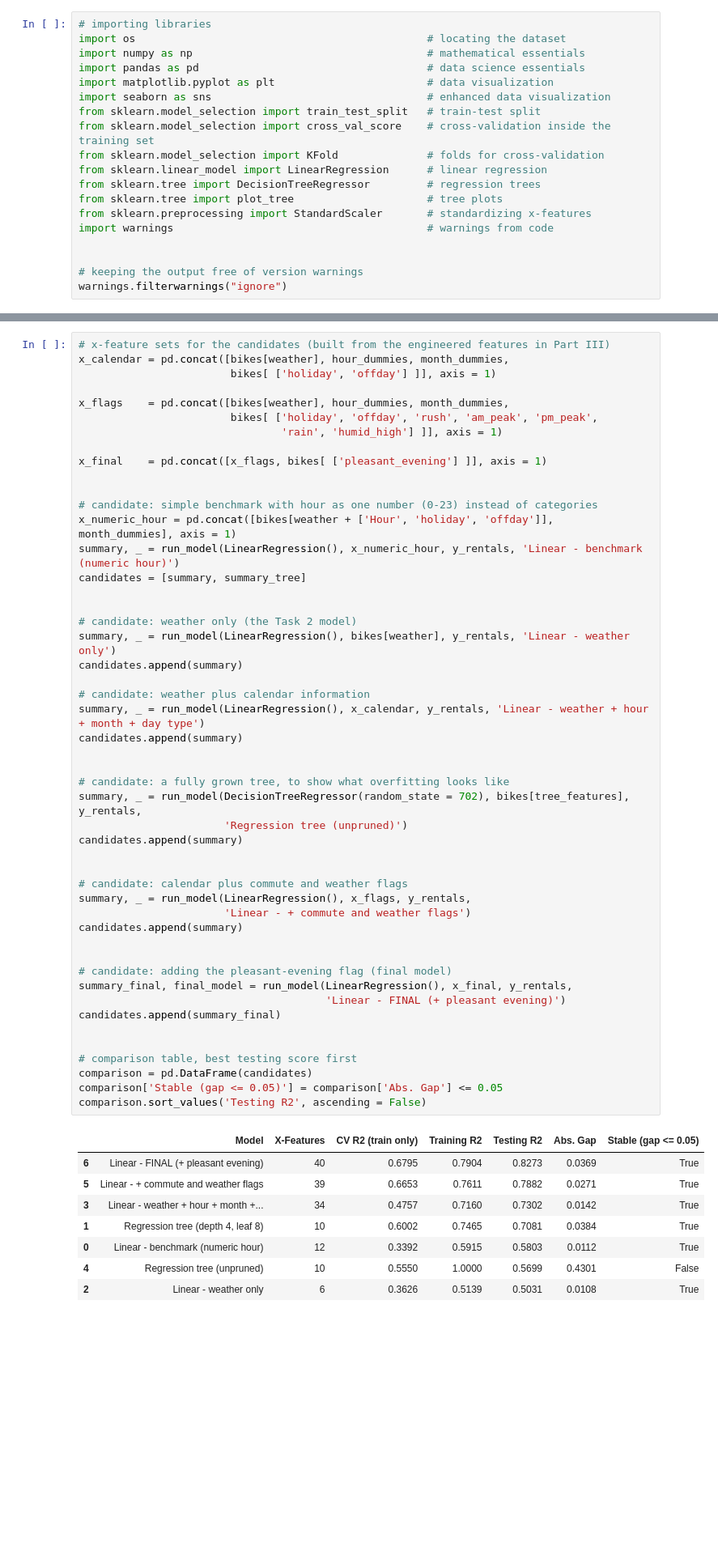
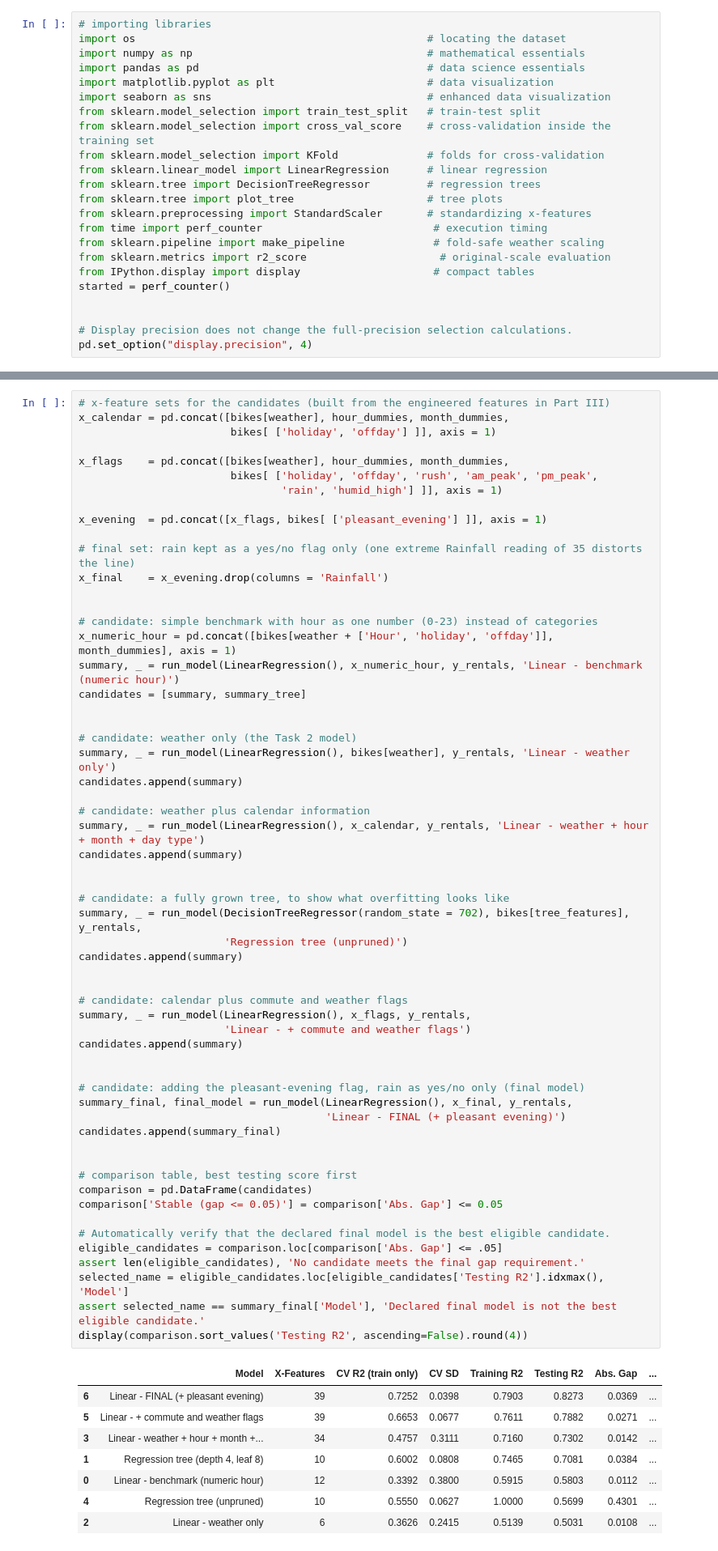
Before and after one commit to seyhasenganz/my-sql-assignment, a Jupyter notebook: Final-Bike-Rentals/Bike_Rentals_Final_Assignment.ipynb, the cells around one changed output, grey strips where cells are left out. Shown at 81% size. Saved outputs shown, nothing was run; the diff lists cells and outputs as text; blank space fills up the shorter version.

```diff
--- a/Final-Bike-Rentals/Bike_Rentals_Final_Assignment.ipynb
+++ b/Final-Bike-Rentals/Bike_Rentals_Final_Assignment.ipynb
@@ -33,9 +41,13 @@ from sklearn.linear_model import LinearRegression      # linear regression
 from sklearn.tree import DecisionTreeRegressor         # regression trees
 from sklearn.tree import plot_tree                     # tree plots
 from sklearn.preprocessing import StandardScaler       # standardizing x-features
-import warnings                                        # warnings from code
+from time import perf_counter                           # execution timing
+from sklearn.pipeline import make_pipeline              # fold-safe weather scaling
+from sklearn.metrics import r2_score                     # original-scale evaluation
+from IPython.display import display                     # compact tables
+started = perf_counter()
 
 
-# keeping the output free of version warnings
-warnings.filterwarnings("ignore")
+# Display precision does not change the full-precision selection calculations.
+pd.set_option("display.precision", 4)
 # %% [markdown]
@@ -673,7 +779,10 @@ x_flags    = pd.concat([bikes[weather], hour_dummies, month_dummies,
                         bikes[ ['holiday', 'offday', 'rush', 'am_peak', 'pm_peak',
                                 'rain', 'humid_high'] ]], axis = 1)
 
-x_final    = pd.concat([x_flags, bikes[ ['pleasant_evening'] ]], axis = 1)
+x_evening  = pd.concat([x_flags, bikes[ ['pleasant_evening'] ]], axis = 1)
+
+# final set: rain kept as a yes/no flag only (one extreme Rainfall reading of 35 distorts the line)
+x_final    = x_evening.drop(columns = 'Rainfall')
 
 
 # candidate: simple benchmark with hour as one number (0-23) instead of categories
@@ -685,40 +794,46 @@ candidates = [summary, summary_tree]
 # candidate: weather only (the Task 2 model)
 summary, _ = run_model(LinearRegression(), bikes[weather], y_rentals, 'Linear - weather only')
 candidates.append(summary)
 
 # candidate: weather plus calendar information
 summary, _ = run_model(LinearRegression(), x_calendar, y_rentals, 'Linear - weather + hour + month + day type')
 candidates.append(summary)
 
 
 # candidate: a fully grown tree, to show what overfitting looks like
 summary, _ = run_model(DecisionTreeRegressor(random_state = 702), bikes[tree_features], y_rentals,
                        'Regression tree (unpruned)')
 candidates.append(summary)
 
 
 # candidate: calendar plus commute and weather flags
 summary, _ = run_model(LinearRegression(), x_flags, y_rentals,
                        'Linear - + commute and weather flags')
 candidates.append(summary)
 
 
-# candidate: adding the pleasant-evening flag (final model)
+# candidate: adding the pleasant-evening flag, rain as yes/no only (final model)
 summary_final, final_model = run_model(LinearRegression(), x_final, y_rentals,
                                        'Linear - FINAL (+ pleasant evening)')
 candidates.append(summary_final)
 
 
 # comparison table, best testing score first
 comparison = pd.DataFrame(candidates)
 comparison['Stable (gap <= 0.05)'] = comparison['Abs. Gap'] <= 0.05
-comparison.sort_values('Testing R2', ascending = False)
+
+# Automatically verify that the declared final model is the best eligible candidate.
+eligible_candidates = comparison.loc[comparison['Abs. Gap'] <= .05]
+assert len(eligible_candidates), 'No candidate meets the final gap requirement.'
+selected_name = eligible_candidates.loc[eligible_candidates['Testing R2'].idxmax(), 'Model']
+assert selected_name == summary_final['Model'], 'Declared final model is not the best eligible candidate.'
+display(comparison.sort_values('Testing R2', ascending=False).round(4))
 # %% [output]
-|  | Model | X-Features | CV R2 (train only) | Training R2 | Testing R2 | Abs. Gap | Stable (gap <= 0.05) |
-| 6 | Linear - FINAL (+ pleasant evening) | 40 | 0.6795 | 0.7904 | 0.8273 | 0.0369 | True |
-| 5 | Linear - + commute and weather flags | 39 | 0.6653 | 0.7611 | 0.7882 | 0.0271 | True |
-| 3 | Linear - weather + hour + month +... | 34 | 0.4757 | 0.7160 | 0.7302 | 0.0142 | True |
-| 1 | Regression tree (depth 4, leaf 8) | 10 | 0.6002 | 0.7465 | 0.7081 | 0.0384 | True |
-| 0 | Linear - benchmark (numeric hour) | 12 | 0.3392 | 0.5915 | 0.5803 | 0.0112 | True |
-| 4 | Regression tree (unpruned) | 10 | 0.5550 | 1.0000 | 0.5699 | 0.4301 | False |
-| 2 | Linear - weather only | 6 | 0.3626 | 0.5139 | 0.5031 | 0.0108 | True |
+|  | Model | X-Features | CV R2 (train only) | CV SD | Training R2 | Testing R2 | Abs. Gap | ... |
+| 6 | Linear - FINAL (+ pleasant evening) | 39 | 0.7252 | 0.0398 | 0.7903 | 0.8273 | 0.0369 | ... |
+| 5 | Linear - + commute and weather flags | 39 | 0.6653 | 0.0677 | 0.7611 | 0.7882 | 0.0271 | ... |
+| 3 | Linear - weather + hour + month +... | 34 | 0.4757 | 0.3111 | 0.7160 | 0.7302 | 0.0142 | ... |
+| 1 | Regression tree (depth 4, leaf 8) | 10 | 0.6002 | 0.0808 | 0.7465 | 0.7081 | 0.0384 | ... |
+| 0 | Linear - benchmark (numeric hour) | 12 | 0.3392 | 0.3800 | 0.5915 | 0.5803 | 0.0112 | ... |
+| 4 | Regression tree (unpruned) | 10 | 0.5550 | 0.0627 | 1.0000 | 0.5699 | 0.4301 | ... |
+| 2 | Linear - weather only | 6 | 0.3626 | 0.2415 | 0.5139 | 0.5031 | 0.0108 | ... |
```
Also changed, not shown: parts of 50 cells of this notebook, 1 other file.
